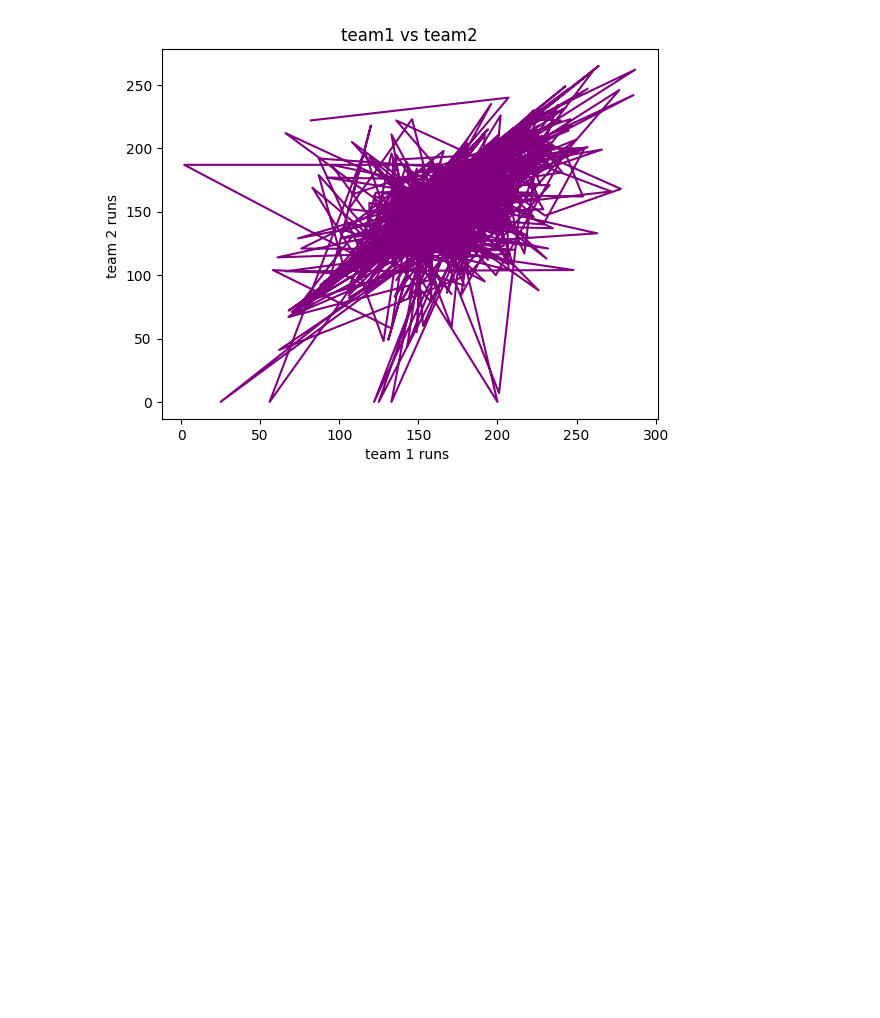
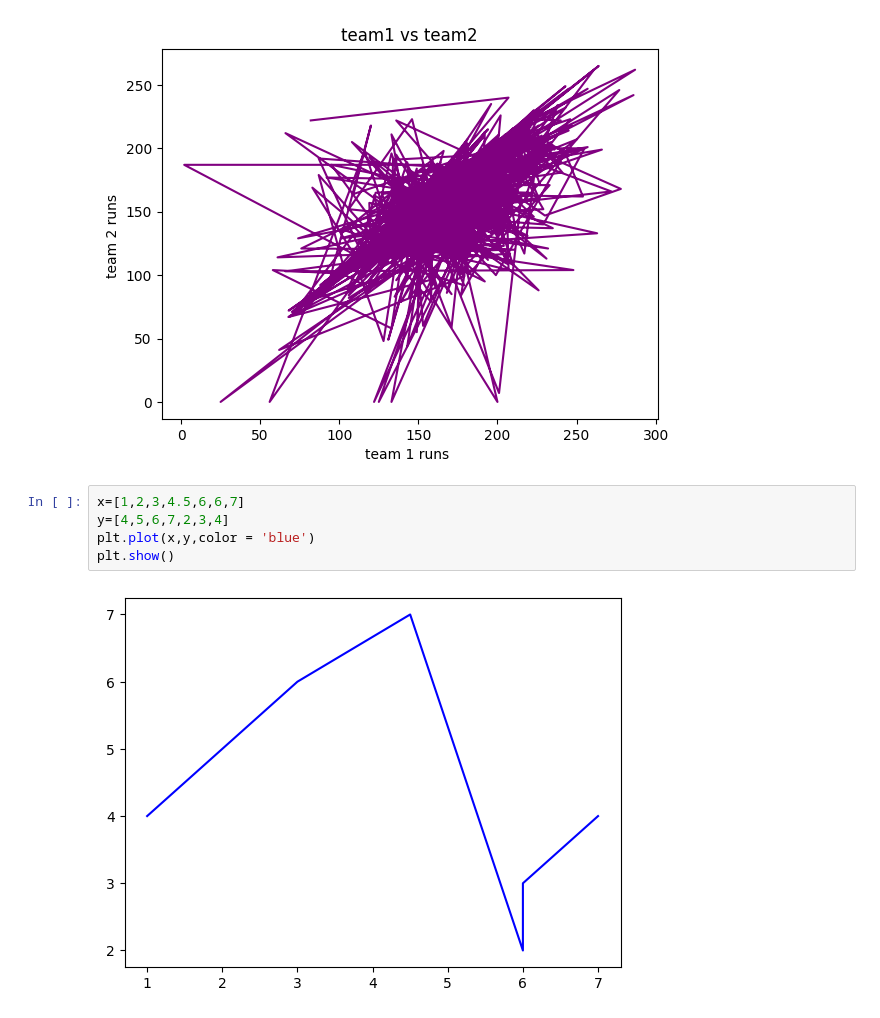
Before and after one commit to mudit-1711/python, a Jupyter notebook: matplotlib.ipynb, the cells around one changed output. Saved outputs shown, nothing was run; the diff lists cells and outputs as text; blank space fills up the shorter version.

```diff
--- a/matplotlib.ipynb
+++ b/matplotlib.ipynb
@@ -40,3 +40,10 @@ plt.title('team1 vs team2')
 plt.show()
 # %% [output]
 [figure]
+# %%
+x=[1,2,3,4.5,6,6,7]
+y=[4,5,6,7,2,3,4]
+plt.plot(x,y,color = 'blue')
+plt.show()
+# %% [output]
+[figure, added]
```
